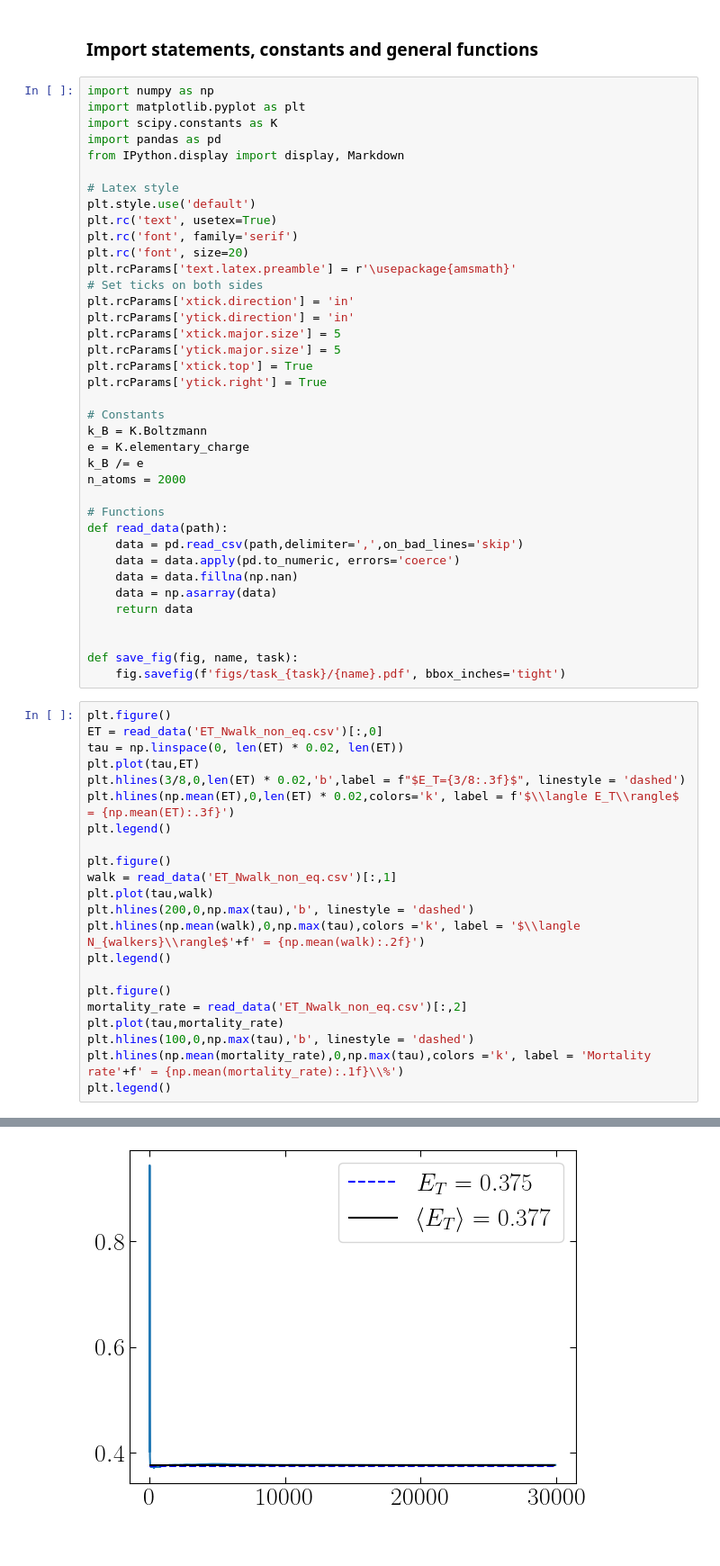
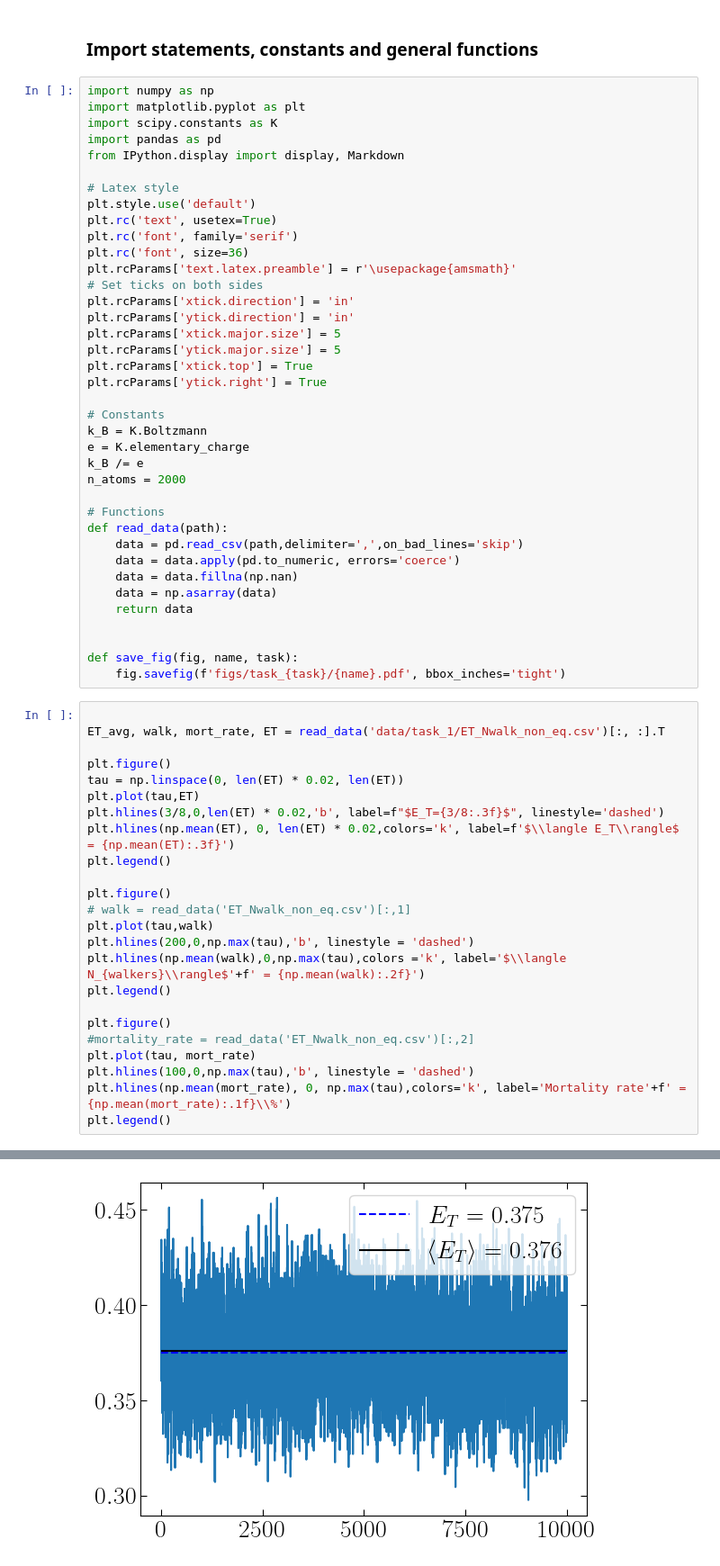
Before and after one commit to stommen/fka122-homeworks, a Jupyter notebook: H3/analyzer.ipynb, the cells around one changed output, grey strips where cells are left out. Shown at 90% size. Saved outputs shown, nothing was run; the diff lists cells and outputs as text.

```diff
--- a/H3/analyzer.ipynb
+++ b/H3/analyzer.ipynb
@@ -13,7 +13,7 @@ from IPython.display import display, Markdown
 plt.style.use('default')
 plt.rc('text', usetex=True)
 plt.rc('font', family='serif')
-plt.rc('font', size=20)
+plt.rc('font', size=36)
 plt.rcParams['text.latex.preamble'] = r'\usepackage{amsmath}'
 # Set ticks on both sides
 plt.rcParams['xtick.direction'] = 'in'
@@ -41,27 +41,29 @@ def read_data(path):
 def save_fig(fig, name, task):
     fig.savefig(f'figs/task_{task}/{name}.pdf', bbox_inches='tight')
 # %%
+
+ET_avg, walk, mort_rate, ET = read_data('data/task_1/ET_Nwalk_non_eq.csv')[:, :].T
+
 plt.figure()
-ET = read_data('ET_Nwalk_non_eq.csv')[:,0]
 tau = np.linspace(0, len(ET) * 0.02, len(ET))
 plt.plot(tau,ET)
-plt.hlines(3/8,0,len(ET) * 0.02,'b',label = f"$E_T={3/8:.3f}$", linestyle = 'dashed')
-plt.hlines(np.mean(ET),0,len(ET) * 0.02,colors='k', label = f'$\\langle E_T\\rangle$ = {np.mean(ET):.3f}')
+plt.hlines(3/8,0,len(ET) * 0.02,'b', label=f"$E_T={3/8:.3f}$", linestyle='dashed')
+plt.hlines(np.mean(ET), 0, len(ET) * 0.02,colors='k', label=f'$\\langle E_T\\rangle$ = {np.mean(ET):.3f}')
 plt.legend()
 
 plt.figure()
-walk = read_data('ET_Nwalk_non_eq.csv')[:,1]
+# walk = read_data('ET_Nwalk_non_eq.csv')[:,1]
 plt.plot(tau,walk)
 plt.hlines(200,0,np.max(tau),'b', linestyle = 'dashed')
-plt.hlines(np.mean(walk),0,np.max(tau),colors ='k', label = '$\\langle N_{walkers}\\rangle$'+f' = {np.mean(walk):.2f}')
+plt.hlines(np.mean(walk),0,np.max(tau),colors ='k', label='$\\langle N_{walkers}\\rangle$'+f' = {np.mean(walk):.2f}')
 plt.legend()
 
 plt.figure()
-mortality_rate = read_data('ET_Nwalk_non_eq.csv')[:,2]
-plt.plot(tau,mortality_rate)
+#mortality_rate = read_data('ET_Nwalk_non_eq.csv')[:,2]
+plt.plot(tau, mort_rate)
 plt.hlines(100,0,np.max(tau),'b', linestyle = 'dashed')
-plt.hlines(np.mean(mortality_rate),0,np.max(tau),colors ='k', label = 'Mortality rate'+f' = {np.mean(mortality_rate):.1f}\\%')
+plt.hlines(np.mean(mort_rate), 0, np.max(tau),colors='k', label='Mortality rate'+f' = {np.mean(mort_rate):.1f}\\%')
 plt.legend()
 # %% [output]
 <matplotlib.legend.Legend at 0x...>
-[figure, old version]
+[figure, new version]
```
Also changed, not shown: parts of 2 cells of this notebook, 6 other files.
